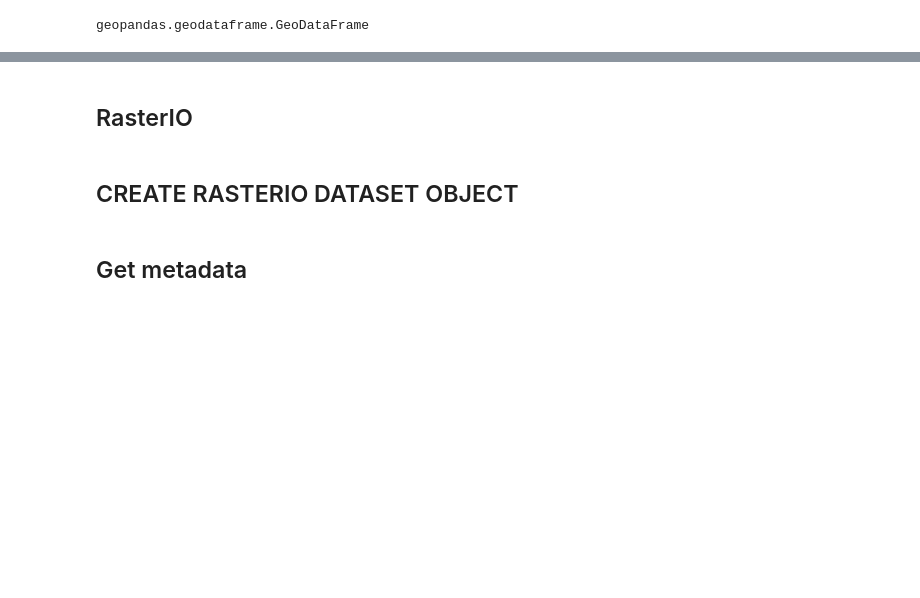
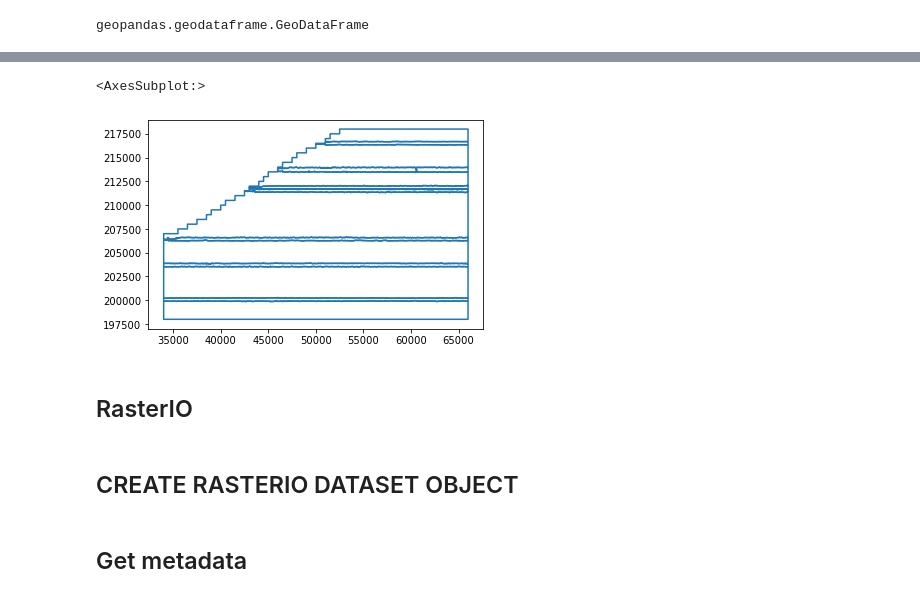
Before and after one commit to Maarten-Vandaele/Maarten_3DHouseProject, a Jupyter notebook: Maarten_3DhouseProject.ipynb, the cells around one changed output, grey strips where cells are left out. Cells and saved outputs as stored; diff of their text form; code cells hidden in the pictures; blank space fills up the shorter version.

```diff
--- a/Maarten_3DhouseProject.ipynb
+++ b/Maarten_3DhouseProject.ipynb
@@ -34,3 +30,8 @@ NameError: name 'plot' is not defined
+# %%
+SHP12.boundary.plot() #only border info
+# %% [output]
+<AxesSubplot:>
+[figure, added]
 # %% [markdown]
 ## RasterIO
 # %% [markdown]
```
Also changed, not shown: parts of 12 cells of this notebook, 1 other file.
